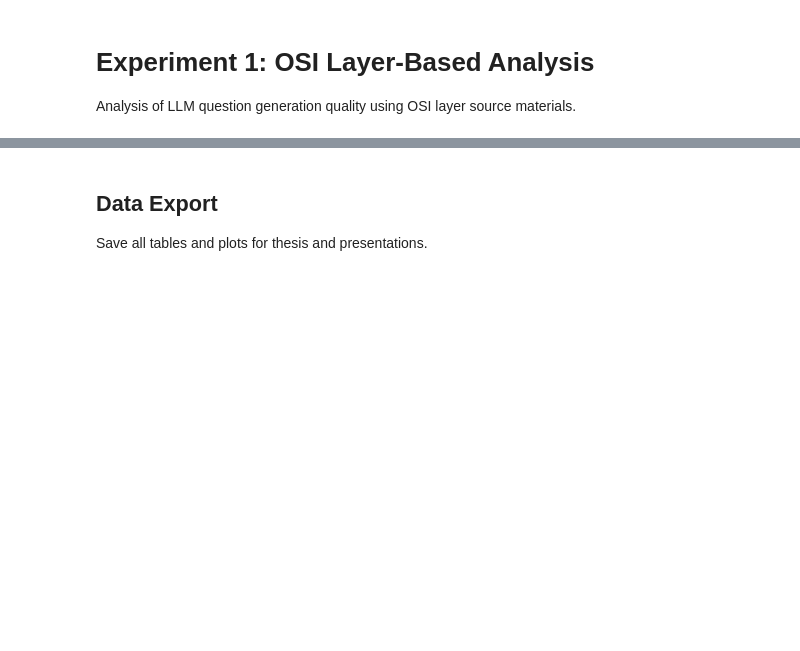
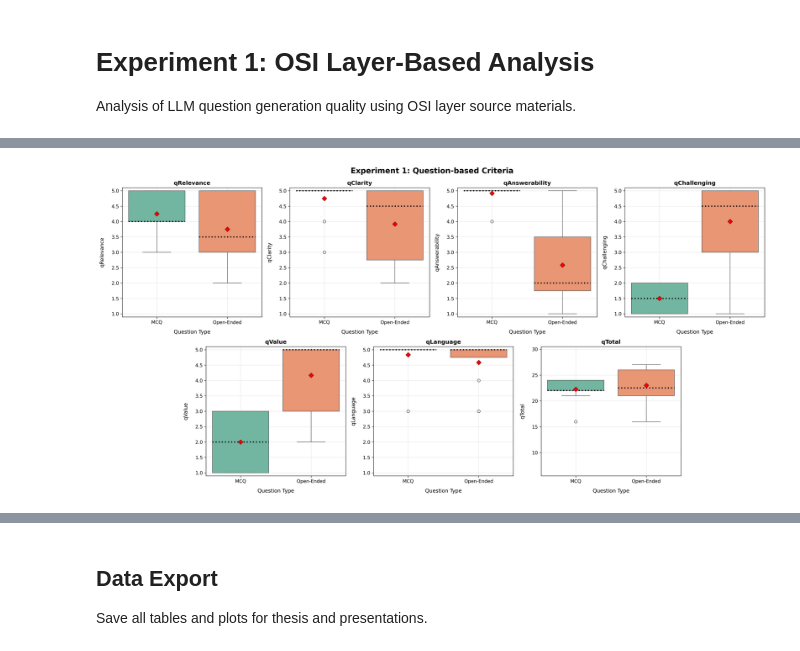
Before and after one commit to mgrube753/question-generation, a Jupyter notebook: 20_experiments/50_src/evaluation1_qual.ipynb, the cells around one changed output, grey strips where cells are left out. Saved outputs shown, nothing was run; the diff lists cells and outputs as text; code cells hidden in the pictures; blank space fills up the shorter version.

```diff
--- a/20_experiments/50_src/evaluation1_qual.ipynb
+++ b/20_experiments/50_src/evaluation1_qual.ipynb
@@ -364,9 +511,10 @@ display(exp1_llm_stats)
 # %%
 # LLM ranking
-exp1_llm_means = exp1_df.groupby('llm')[numeric_cols].mean().round(2)
-exp1_llm_overall = exp1_llm_means.mean(axis=1).sort_values(ascending=False)
+ranking_cols = ['question_total_score', 'answer_total_score', 'total_score']
+exp1_llm_means = exp1_df.groupby('llm')[ranking_cols].mean().round(2)
+exp1_llm_means['combined_mean'] = exp1_llm_means.mean(axis=1)
+exp1_llm_overall = exp1_llm_means.sort_values('combined_mean', ascending=False)
 tables[f'exp1_llm_ranking_{analysis_suffix}'] = exp1_llm_overall
 
 print("\nOverall LLM Ranking:")
-for i, (llm, score) in enumerate(exp1_llm_overall.items(), 1):
-    print(f"{i}. {llm.title()}: {score:.2f}")
+display(exp1_llm_overall)
@@ -385 +548,38 @@ display(exp1_prompt_stats)
+# %%
+question_plot_metrics = EXP1_QUESTION_COLS + ['question_total_score']
+
+fig = plt.figure(figsize=(20, 10))
+gs = fig.add_gridspec(2, 8)
+
+axes = [
+    fig.add_subplot(gs[0, 0:2]),
+    fig.add_subplot(gs[0, 2:4]),
+    fig.add_subplot(gs[0, 4:6]),
+    fig.add_subplot(gs[0, 6:8]),
+    fig.add_subplot(gs[1, 1:3]),
+    fig.add_subplot(gs[1, 3:5]),
+    fig.add_subplot(gs[1, 5:7]),
+]
+
+plots[f'exp1_question_bundle_question_type_{analysis_suffix}'] = fig
+
+for i, criterion in enumerate(question_plot_metrics):
+    scale_range = SCORE_RANGES.get(criterion, LIKERT_RANGE)
+    create_seaborn_boxplot(
+        exp1_df,
+        'question_type',
+        criterion,
+        axes[i],
+        DISPLAY_LABELS.get(criterion, criterion.title()),
+        DISPLAY_LABELS.get(criterion, criterion.title()),
+        'Question Type',
+        scale_range=scale_range,
+    )
+
+plt.suptitle('Experiment 1: Question-based Criteria', fontsize=16, fontweight='bold', y=0.98)
+plt.tight_layout()
+plt.subplots_adjust(top=0.92)
+plt.show()
+# %% [output]
+[figure, added]
 # %%
```
Also changed, not shown: parts of 26 cells of this notebook, 4 other files.
